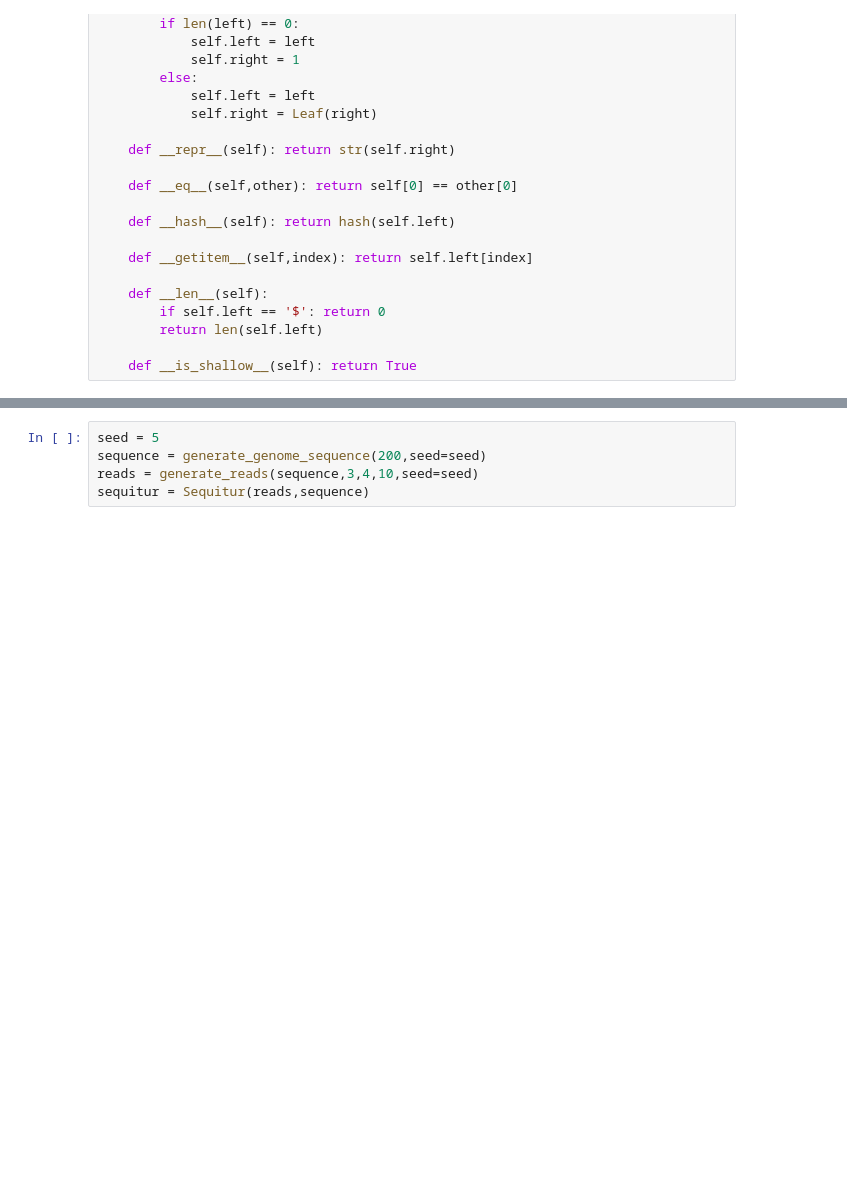
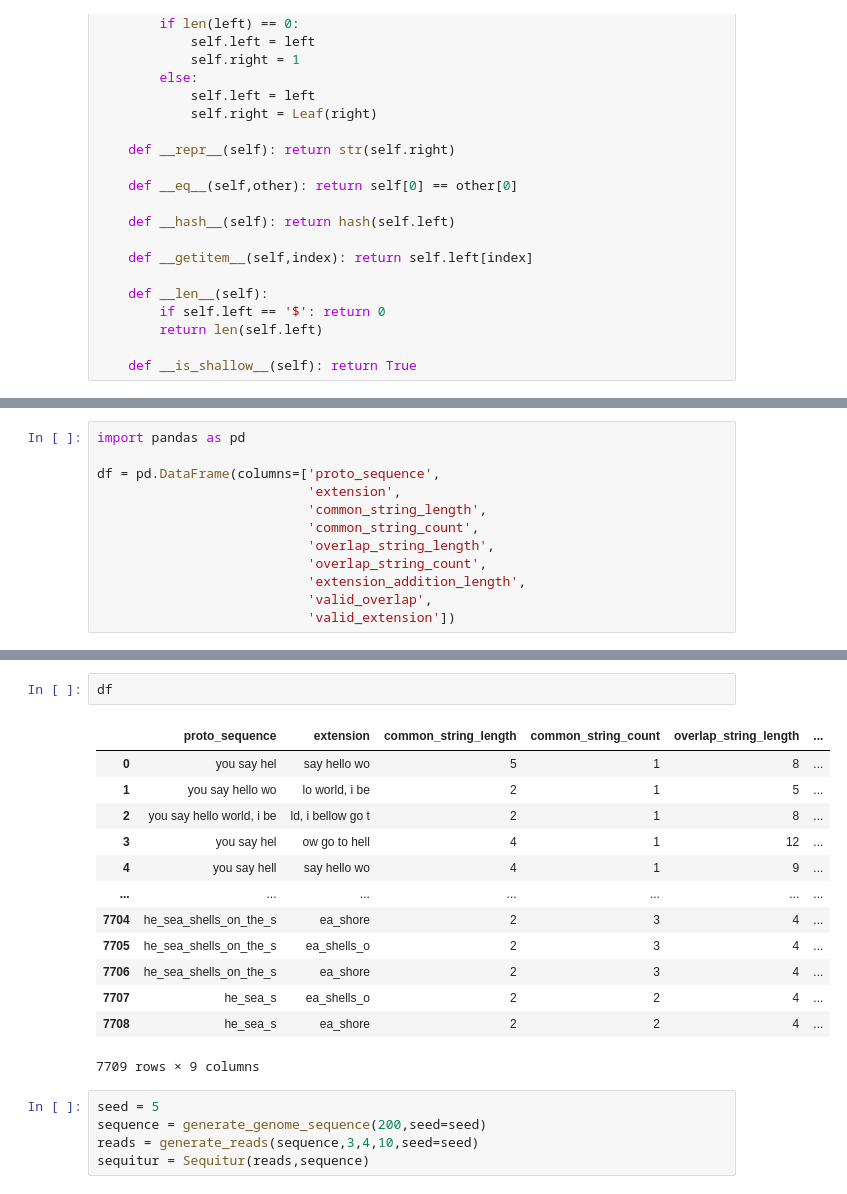
Before and after one commit to JulianVJacobs/Sequitur, a Jupyter notebook: sequitur_v3.ipynb, the cells around one changed output, grey strips where cells are left out. Saved outputs shown, nothing was run; the diff lists cells and outputs as text; blank space fills up the shorter version.

```diff
--- a/sequitur_v3.ipynb
+++ b/sequitur_v3.ipynb
@@ -579,3 +410,15 @@ class Sequitur:
+# %%
+import pandas as pd
+
+df = pd.DataFrame(columns=['proto_sequence',
+                           'extension',
+                           'common_string_length',
+                           'common_string_count',
+                           'overlap_string_length',
+                           'overlap_string_count',
+                           'extension_addition_length',
+                           'valid_overlap',
+                           'valid_extension'])
 # %%
 seed = 0
 # sequence = 'betty_bought_butter_the_butter_was_bitter_betty_bought_better_butter_to_make_the_bitter_butter_better'
@@ -607,3 +528,19 @@ sequitur.sequence.seq
+# %%
+df
+# %% [output]
+|  | proto_sequence | extension | common_string_length | common_string_count | overlap_string_length | ... |
+| 0 | you say hel | say hello wo | 5 | 1 | 8 | ... |
+| 1 | you say hello wo | lo world, i be | 2 | 1 | 5 | ... |
+| 2 | you say hello world, i be | ld, i bellow go t | 2 | 1 | 8 | ... |
+| 3 | you say hel | ow go to hell | 4 | 1 | 12 | ... |
+| 4 | you say hell | say hello wo | 4 | 1 | 9 | ... |
+| ... | ... | ... | ... | ... | ... | ... |
+| 7704 | he_sea_shells_on_the_s | ea_shore | 2 | 3 | 4 | ... |
+| 7705 | he_sea_shells_on_the_s | ea_shells_o | 2 | 3 | 4 | ... |
+| 7706 | he_sea_shells_on_the_s | ea_shore | 2 | 3 | 4 | ... |
+| 7707 | he_sea_s | ea_shells_o | 2 | 2 | 4 | ... |
+| 7708 | he_sea_s | ea_shore | 2 | 2 | 4 | ... |
+7709 rows × 9 columns
 # %%
 seed = 5
 sequence = generate_genome_sequence(200,seed=seed)
```
Also changed, not shown: parts of 10 cells of this notebook.
